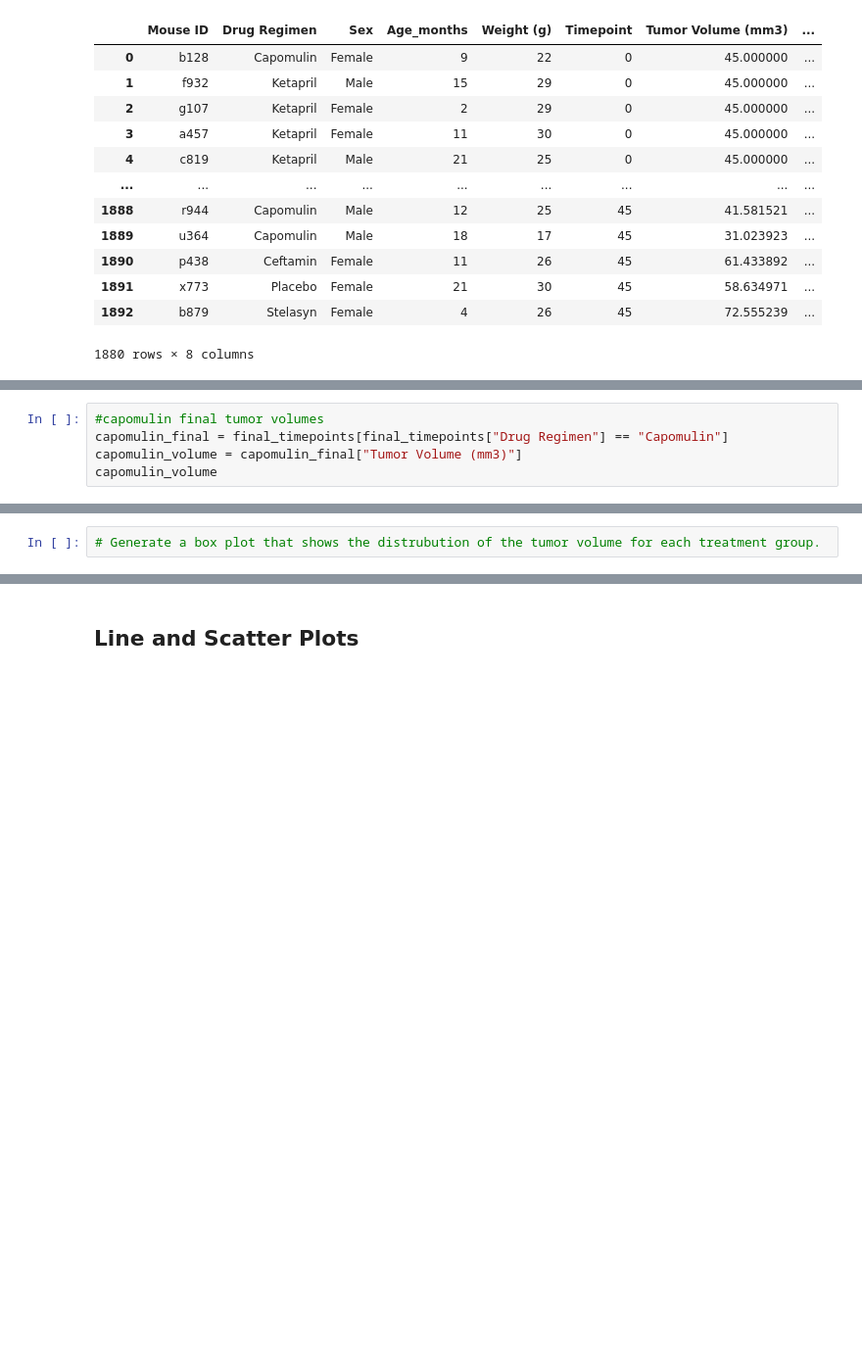
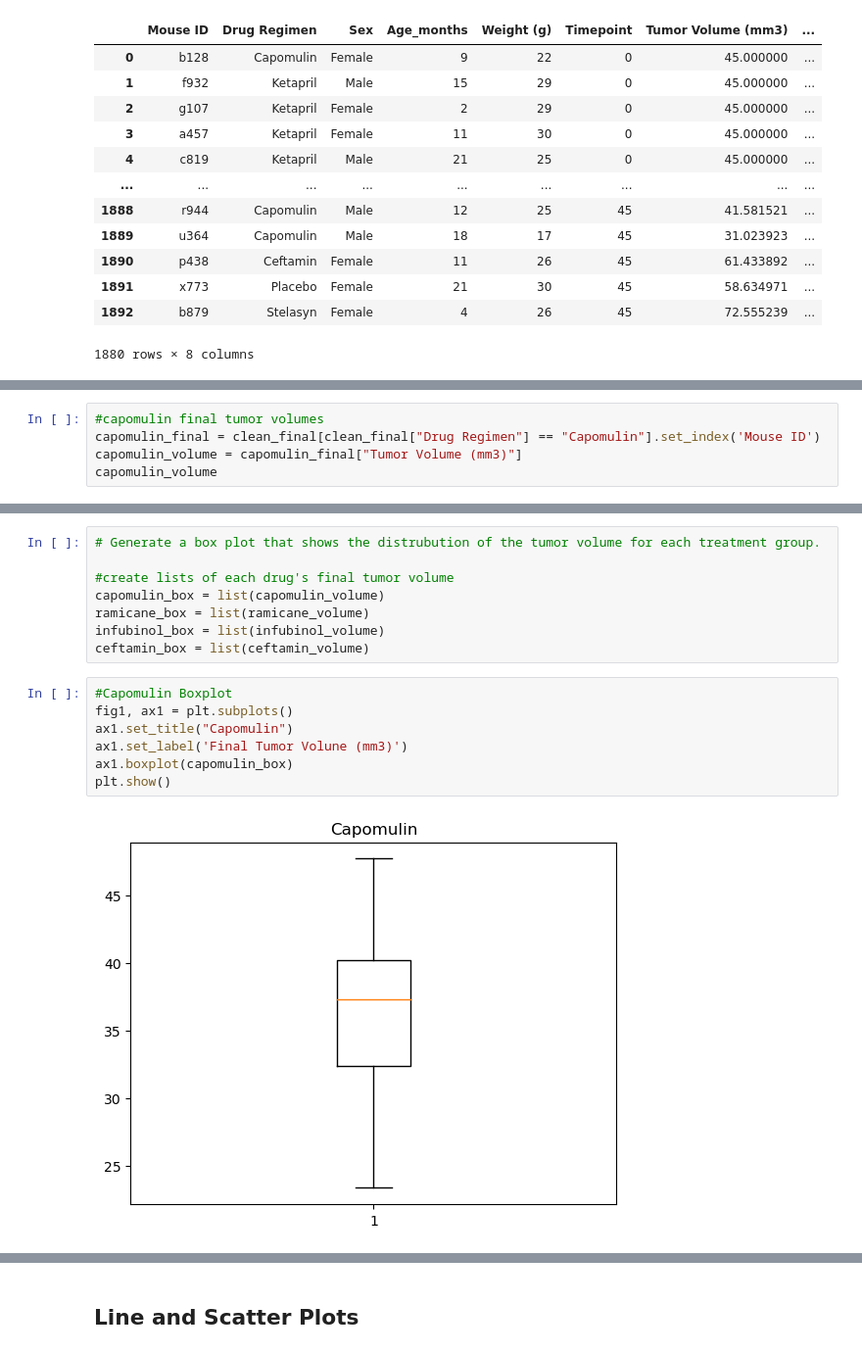
Before and after one commit to JLeigh101/plotting-with-pandas, a Jupyter notebook: Pymaceuticals/JL_pymaceuticals.ipynb, the cells around one changed output, grey strips where cells are left out. Shown at 98% size. Saved outputs shown, nothing was run; the diff lists cells and outputs as text; blank space fills up the shorter version.

```diff
--- a/Pymaceuticals/JL_pymaceuticals.ipynb
+++ b/Pymaceuticals/JL_pymaceuticals.ipynb
@@ -387,6 +428,6 @@ clean_final
 # %%
 #capomulin final tumor volumes
-capomulin_final = final_timepoints[final_timepoints["Drug Regimen"] == "Capomulin"]
+capomulin_final = clean_final[clean_final["Drug Regimen"] == "Capomulin"].set_index('Mouse ID')
 capomulin_volume = capomulin_final["Tumor Volume (mm3)"]
 capomulin_volume
 # %% [output]
@@ -545,2 +636,17 @@ Ceftamin Upper Bound:76.66786758
 # %%
 # Generate a box plot that shows the distrubution of the tumor volume for each treatment group.
+
+#create lists of each drug's final tumor volume
+capomulin_box = list(capomulin_volume)
+ramicane_box = list(ramicane_volume)
+infubinol_box = list(infubinol_volume)
+ceftamin_box = list(ceftamin_volume)
+# %%
+#Capomulin Boxplot
+fig1, ax1 = plt.subplots()
+ax1.set_title("Capomulin")
+ax1.set_label('Final Tumor Volune (mm3)')
+ax1.boxplot(capomulin_box)
+plt.show()
+# %% [output]
+[figure, added]
```
Also changed, not shown: parts of 34 cells of this notebook.
